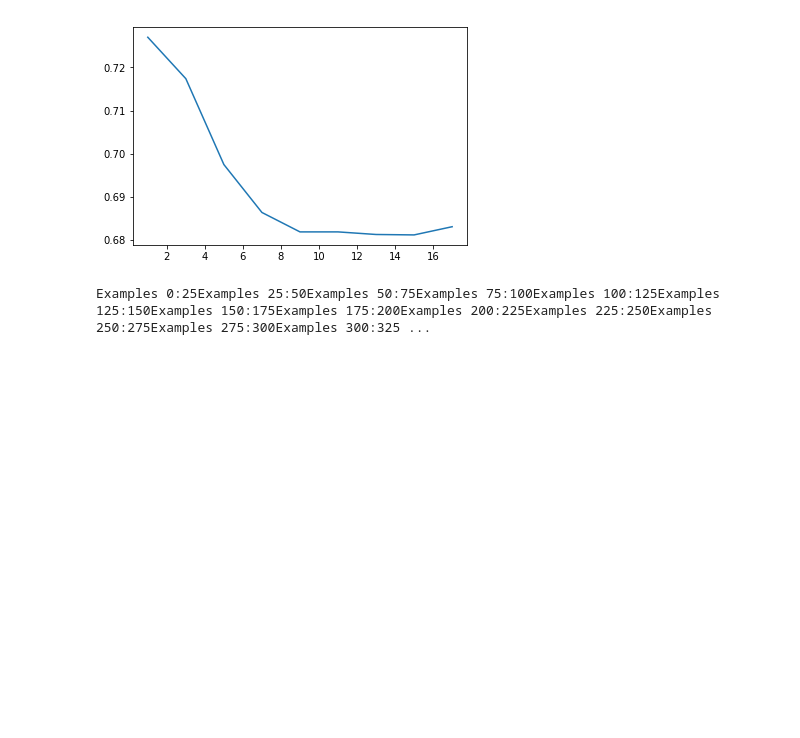
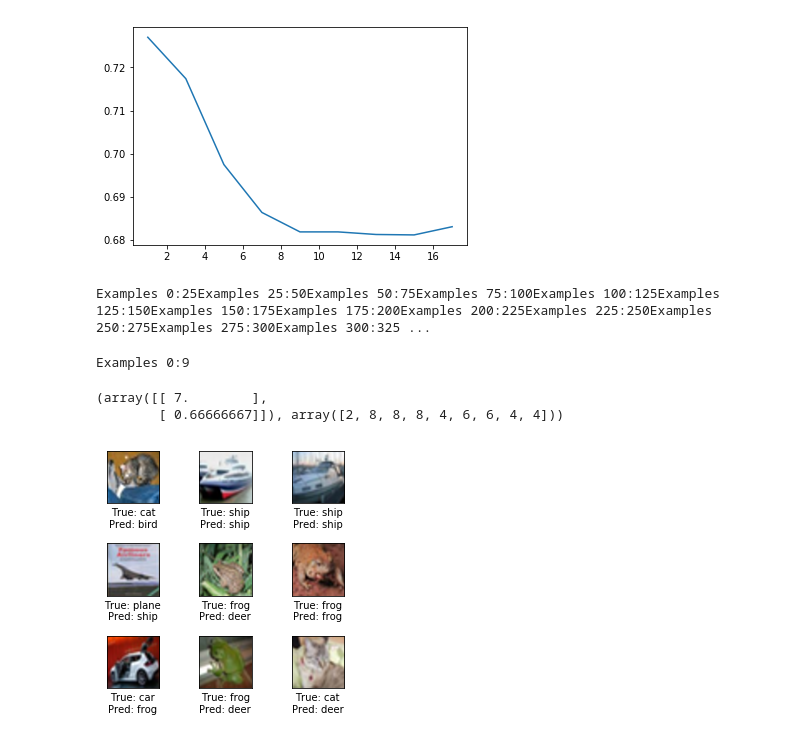
Before and after one commit to wfica/neural_networks, a Jupyter notebook: assignment1/Assignment1.ipynb, the cells around one changed output. Drawn from its saved outputs; the diff is of its cells as text; code cells hidden in the pictures; blank space fills up the shorter version.

```diff
--- a/assignment1/Assignment1.ipynb
+++ b/assignment1/Assignment1.ipynb
@@ -681,6 +681,54 @@ print("When k=%d the test error rate is %.1f%%" %
 #When k=7 the test error rate is 66.4%
 # %% [output]
 Examples 0:25Examples 25:50Examples 50:75Examples 75:100Examples 100:125Examples 125:150Examples 150:175Examples 175:200Examples 200:225Examples 225:250Examples 250:275Examples 275:300Examples 300:325 ...
+# %%
+from scipy.stats import mode
+
+
+def KNN_labels(train_data, train_labels, test_data, test_labels, ks, item_size, batch_size=200):
+    """
+    Compute error rate for various k
+    """
+    ks.sort()
+    errs = np.zeros((len(ks),))
+    X = train_data.reshape(len(train_data), item_size)
+    for i in xrange(0, test_labels.shape[0], batch_size):
+        batch_X = test_data[i:i + batch_size]
+        batch_Y = test_labels[i:i + batch_size]
+        print("Examples %d:%d" %
+              (i, i + batch_size), end='')
+
+        Y = batch_X.reshape(len(batch_X), item_size)
+        print(1)
+        diff = X[np.newaxis, :, :] -  Y[:, np.newaxis, :]
+
+
+        sum_of_diff = np.sum(diff ** 2 , axis=-1, dtype='int32')
+
+        idx = np.argpartition( sum_of_diff, ks[-1])[:, :ks[-1]]
+        targets = train_labels[idx]
+
+        for ki, k in enumerate(ks):
+            predictions, unused_counts = mode(targets[:, :k], axis=1)
+            predictions = predictions.ravel()
+            mistakes = np.sum(predictions != batch_Y)
+            errs[ki] += mistakes
+
+    errs /= test_labels.shape
+    return np.vstack((ks, errs)) , predictions
+# %%
+error, pred = cifar_test_errs = KNN_labels(cifar_full_train_data_int32,
+                      cifar_full_train_labels_int64,
+                      cifar_test_data_int32[:9],
+                      cifar_test_labels_int64[:9], [7], 32*32*3, batch_size=9)
+# %% [output]
+Examples 0:9
+(array([[ 7.        ],
+        [ 0.66666667]]), array([2, 8, 8, 8, 4, 6, 6, 4, 4]))
+# %%
+plot_images( cifar_test_data_int32[:9].astype(uint8), cifar_classes, cifar_test_labels_int64[:9], cls_pred=pred)
+# %% [output]
+[figure, added]
 # %% [markdown]
 # Locality sensitive hashing
 
```
Also changed, not shown: parts of 4 cells of this notebook.
